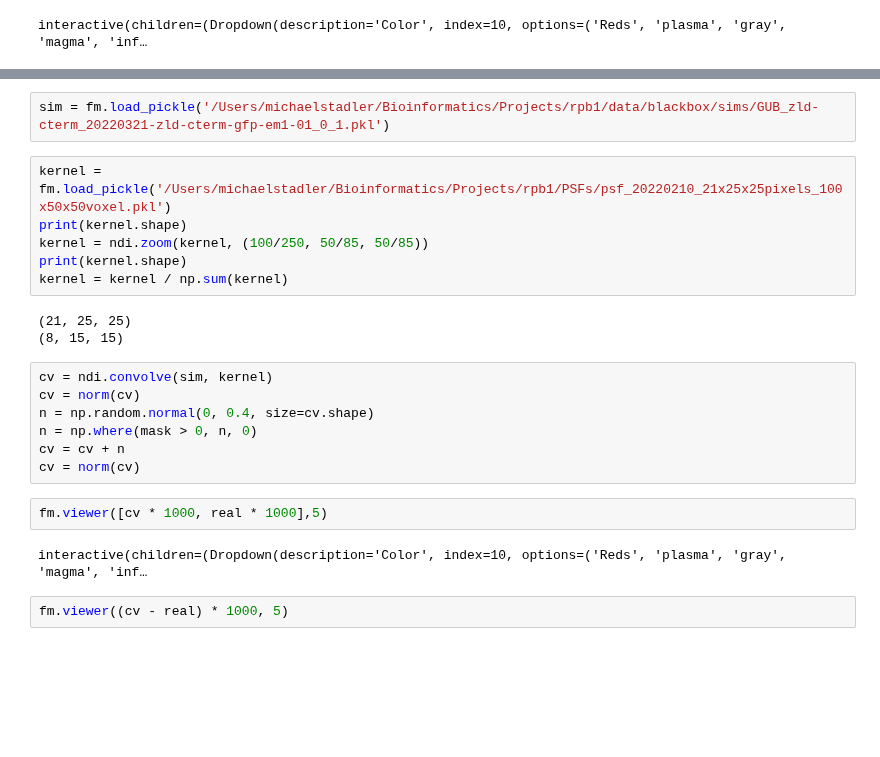
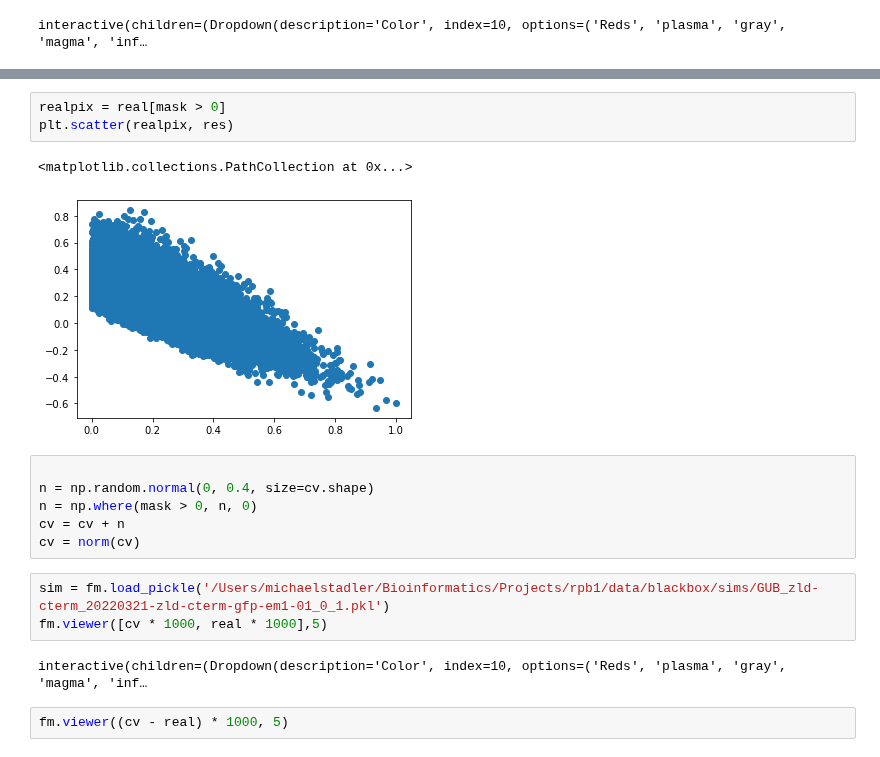
Before and after one commit to michaelrstadler/rpb1, a Jupyter notebook: bin/notebooks/20220420-microscope-blackbox.ipynb, the cells around one changed output, grey strips where cells are left out. Cells and saved outputs as stored; diff of their text form; blank space fills up the shorter version.

```diff
--- a/bin/notebooks/20220420-microscope-blackbox.ipynb
+++ b/bin/notebooks/20220420-microscope-blackbox.ipynb
@@ -188,25 +229,20 @@ mask = ndi.morphology.binary_erosion(np.where(real > 0, 1, 0), structure=np.ones
+# %%
+realpix = real[mask > 0]
+plt.scatter(realpix, res)
+# %% [output]
+<matplotlib.collections.PathCollection at 0x...>
+[figure, added]
+# %%
+
+n = np.random.normal(0, 0.4, size=cv.shape)
+n = np.where(mask > 0, n, 0)
+cv = cv + n
+cv = norm(cv)
 # %%
 sim = fm.load_pickle('/Users/michaelstadler/Bioinformatics/Projects/rpb1/data/blackbox/sims/GUB_zld-cterm_20220321-zld-cterm-gfp-em1-01_0_1.pkl')
+fm.viewer([cv * 1000, real * 1000],5)
+# %% [output]
+interactive(children=(Dropdown(description='Color', index=10, options=('Reds', 'plasma', 'gray', 'magma', 'inf…
-# %%
-kernel = fm.load_pickle('/Users/michaelstadler/Bioinformatics/Projects/rpb1/PSFs/psf_20220210_21x25x25pixels_100x50x50voxel.pkl')
-print(kernel.shape)
-kernel = ndi.zoom(kernel, (100/250, 50/85, 50/85))
-print(kernel.shape)
-kernel = kernel / np.sum(kernel)
-# %% [output]
-(21, 25, 25)
-(8, 15, 15)
-# %%
-cv = ndi.convolve(sim, kernel)
-cv = norm(cv)
-n = np.random.normal(0, 0.4, size=cv.shape)
-n = np.where(mask > 0, n, 0)
-cv = cv + n
-cv = norm(cv)
-# %%
-fm.viewer([cv * 1000, real * 1000],5)
-# %% [output]
-interactive(children=(Dropdown(description='Color', index=10, options=('Reds', 'plasma', 'gray', 'magma', 'inf…
 # %%
 fm.viewer((cv - real) * 1000, 5)
 # %% [output]
```
Also changed, not shown: parts of 21 cells of this notebook, 1 other file.
